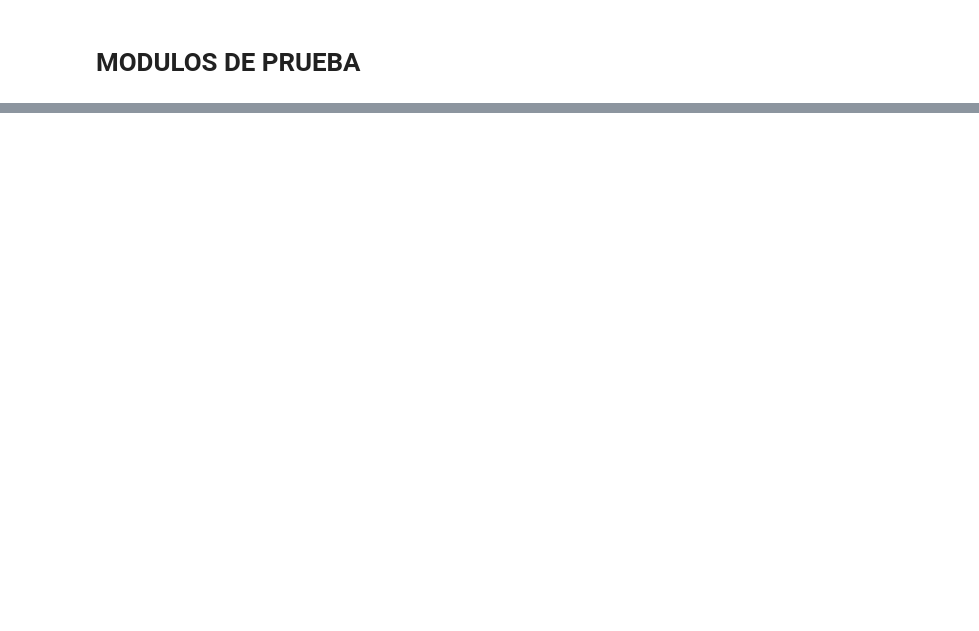
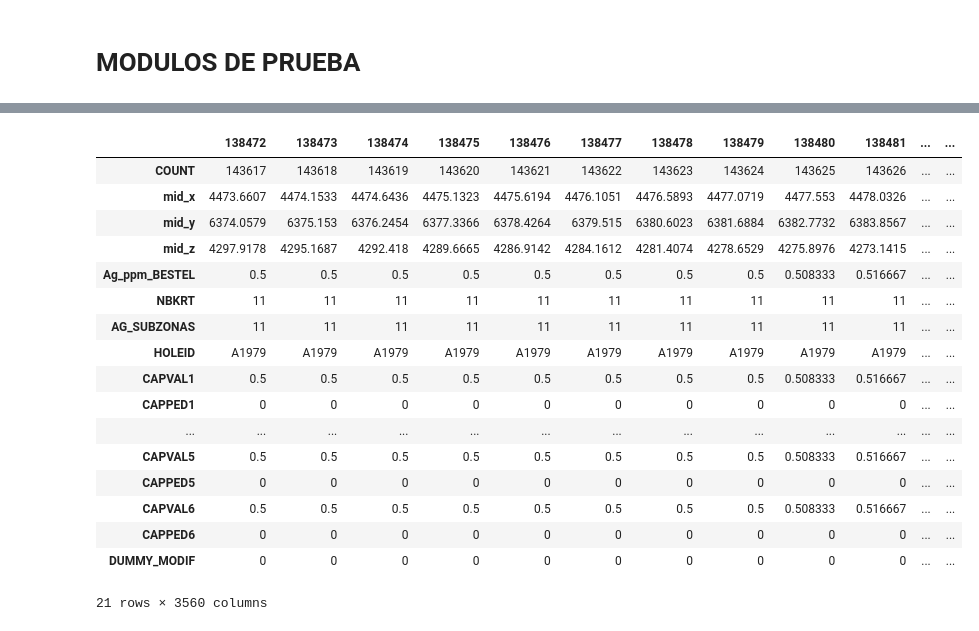
Before and after one commit to jlztorres/local_capping, a Jupyter notebook: local_capping_python.ipynb, the cells around one changed output, grey strips where cells are left out. Cells and saved outputs as stored; diff of their text form; code cells hidden in the pictures; blank space fills up the shorter version.

```diff
--- a/local_capping_python.ipynb
+++ b/local_capping_python.ipynb
@@ -738,0 +680,21 @@ s.rotate(cartesiana, origin=(x,y))[0]#.intersects(b[0])
+# %%
+df_CLAG_MR_2022[(df_CLAG_MR_2022.iloc[:, 5] == rock) & (df_CLAG_MR_2022.iloc[:, 6] == zone)].T
+# %% [output]
+|  | 138472 | 138473 | 138474 | 138475 | 138476 | 138477 | 138478 | 138479 | 138480 | 138481 | ... | ... |
+| COUNT | 143617 | 143618 | 143619 | 143620 | 143621 | 143622 | 143623 | 143624 | 143625 | 143626 | ... | ... |
+| mid_x | 4473.6607 | 4474.1533 | 4474.6436 | 4475.1323 | 4475.6194 | 4476.1051 | 4476.5893 | 4477.0719 | 4477.553 | 4478.0326 | ... | ... |
+| mid_y | 6374.0579 | 6375.153 | 6376.2454 | 6377.3366 | 6378.4264 | 6379.515 | 6380.6023 | 6381.6884 | 6382.7732 | 6383.8567 | ... | ... |
+| mid_z | 4297.9178 | 4295.1687 | 4292.418 | 4289.6665 | 4286.9142 | 4284.1612 | 4281.4074 | 4278.6529 | 4275.8976 | 4273.1415 | ... | ... |
+| Ag_ppm_BESTEL | 0.5 | 0.5 | 0.5 | 0.5 | 0.5 | 0.5 | 0.5 | 0.5 | 0.508333 | 0.516667 | ... | ... |
+| NBKRT | 11 | 11 | 11 | 11 | 11 | 11 | 11 | 11 | 11 | 11 | ... | ... |
+| AG_SUBZONAS | 11 | 11 | 11 | 11 | 11 | 11 | 11 | 11 | 11 | 11 | ... | ... |
+| HOLEID | A1979 | A1979 | A1979 | A1979 | A1979 | A1979 | A1979 | A1979 | A1979 | A1979 | ... | ... |
+| CAPVAL1 | 0.5 | 0.5 | 0.5 | 0.5 | 0.5 | 0.5 | 0.5 | 0.5 | 0.508333 | 0.516667 | ... | ... |
+| CAPPED1 | 0 | 0 | 0 | 0 | 0 | 0 | 0 | 0 | 0 | 0 | ... | ... |
+| ... | ... | ... | ... | ... | ... | ... | ... | ... | ... | ... | ... | ... |
+| CAPVAL5 | 0.5 | 0.5 | 0.5 | 0.5 | 0.5 | 0.5 | 0.5 | 0.5 | 0.508333 | 0.516667 | ... | ... |
+| CAPPED5 | 0 | 0 | 0 | 0 | 0 | 0 | 0 | 0 | 0 | 0 | ... | ... |
+| CAPVAL6 | 0.5 | 0.5 | 0.5 | 0.5 | 0.5 | 0.5 | 0.5 | 0.5 | 0.508333 | 0.516667 | ... | ... |
+| CAPPED6 | 0 | 0 | 0 | 0 | 0 | 0 | 0 | 0 | 0 | 0 | ... | ... |
+| DUMMY_MODIF | 0 | 0 | 0 | 0 | 0 | 0 | 0 | 0 | 0 | 0 | ... | ... |
+21 rows × 3560 columns
```
Also changed, not shown: parts of 14 cells of this notebook, 1 other file.
